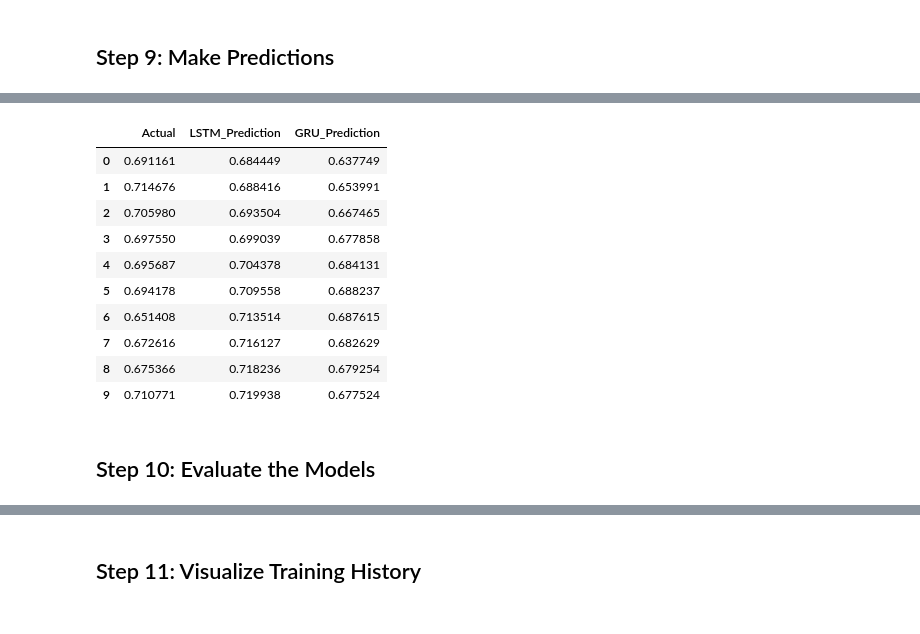
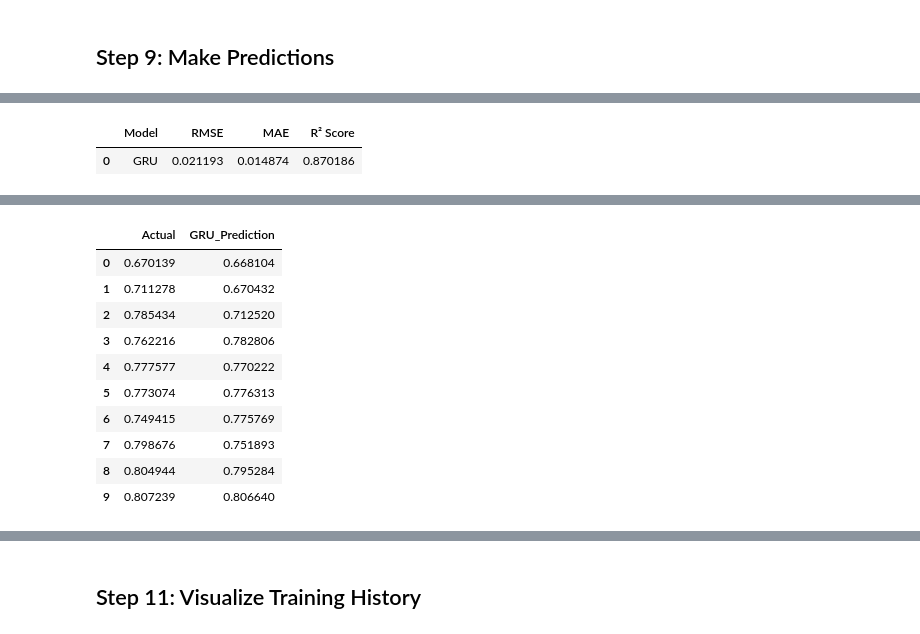
Before and after one commit to snehangshu2002/stock-lstm-gru, a Jupyter notebook: notebooks/analysis_simple.ipynb, the cells around one changed output, grey strips where cells are left out. Saved outputs shown, nothing was run; the diff lists cells and outputs as text; code cells hidden in the pictures.

```diff
--- a/notebooks/analysis_simple.ipynb
+++ b/notebooks/analysis_simple.ipynb
@@ -658,22 +652,23 @@ gru_model.summary()
 # %% [markdown]
 ## Step 8: Train the GRU Model
 # %%
+# Set training parameters
+EPOCHS = 100
+BATCH_SIZE = 64
+PATIENCE = 15  # Early stopping patience
+
+# Create callbacks
+early_stop = EarlyStopping(monitor='val_loss', patience=PATIENCE, restore_best_weights=True, verbose=1)
+
+
 # Train the GRU model
 print("Training GRU model...")
-
-gru_checkpoint = ModelCheckpoint(
-    filepath='../models/gru_model.h5',
-    monitor='val_loss',
-    save_best_only=True,
-    verbose=1
-)
-
 gru_history = gru_model.fit(
     X_train, y_train,
     validation_data=(X_test, y_test),
     epochs=EPOCHS,
     batch_size=BATCH_SIZE,
-    callbacks=[early_stop, gru_checkpoint],
+    callbacks=[early_stop],
     verbose=1
 )
 
@@ -681,2 +694,5 @@ print("\nGRU training completed!")
 # %% [markdown]
 ## Step 9: Make Predictions
+# %%
+X_train_GRU_predictions = gru_model.predict(X_train)
+X_test_GRU_predictions = gru_model.predict(X_test)
@@ -683,15 +705,27 @@ print("\nGRU training completed!")
+# %%
+# Calculate evaluation metrics for LSTM
+gru_rmse = np.sqrt(mean_squared_error(y_test, X_test_GRU_predictions))
+gru_mae = mean_absolute_error(y_test, X_test_GRU_predictions)
+gru_r2 = r2_score(y_test, X_test_GRU_predictions)
+
+# Create comparison table
+comparison_df_gru = pd.DataFrame({
+    'Model': ['GRU'],
+    'RMSE': [gru_rmse],
+    'MAE': [gru_mae],
+    'R² Score': [gru_r2]
+})
+comparison_df_gru
+# %% [output]
+|  | Model | RMSE | MAE | R² Score |
+| 0 | GRU | 0.021193 | 0.014874 | 0.870186 |
 # %%
-# Make predictions with both models
-lstm_predictions = lstm_model.predict(X_test)
-gru_predictions = gru_model.predict(X_test)
-
 # Create a dataframe for comparison
-predictions_df = pd.DataFrame({
+predictions_df_GRU = pd.DataFrame({
     'Actual': y_test,
-    'LSTM_Prediction': lstm_predictions.flatten(),
-    'GRU_Prediction': gru_predictions.flatten()
+    'GRU_Prediction': X_test_GRU_predictions.flatten(),
 })
 
 print("Predictions sample:")
-predictions_df.head(10)
+predictions_df_GRU.head(10)
 # %% [output]
@@ -700,14 +732,12 @@ predictions_df.head(10)
 Predictions sample:
-|  | Actual | LSTM_Prediction | GRU_Prediction |
-| 0 | 0.691161 | 0.684449 | 0.637749 |
-| 1 | 0.714676 | 0.688416 | 0.653991 |
-| 2 | 0.705980 | 0.693504 | 0.667465 |
-| 3 | 0.697550 | 0.699039 | 0.677858 |
-| 4 | 0.695687 | 0.704378 | 0.684131 |
-| 5 | 0.694178 | 0.709558 | 0.688237 |
-| 6 | 0.651408 | 0.713514 | 0.687615 |
-| 7 | 0.672616 | 0.716127 | 0.682629 |
-| 8 | 0.675366 | 0.718236 | 0.679254 |
-| 9 | 0.710771 | 0.719938 | 0.677524 |
+|  | Actual | GRU_Prediction |
+| 0 | 0.670139 | 0.668104 |
+| 1 | 0.711278 | 0.670432 |
+| 2 | 0.785434 | 0.712520 |
+| 3 | 0.762216 | 0.782806 |
+| 4 | 0.777577 | 0.770222 |
+| 5 | 0.773074 | 0.776313 |
+| 6 | 0.749415 | 0.775769 |
+| 7 | 0.798676 | 0.751893 |
+| 8 | 0.804944 | 0.795284 |
+| 9 | 0.807239 | 0.806640 |
-# %% [markdown]
-## Step 10: Evaluate the Models
```
Also changed, not shown: parts of 19 cells of this notebook.
